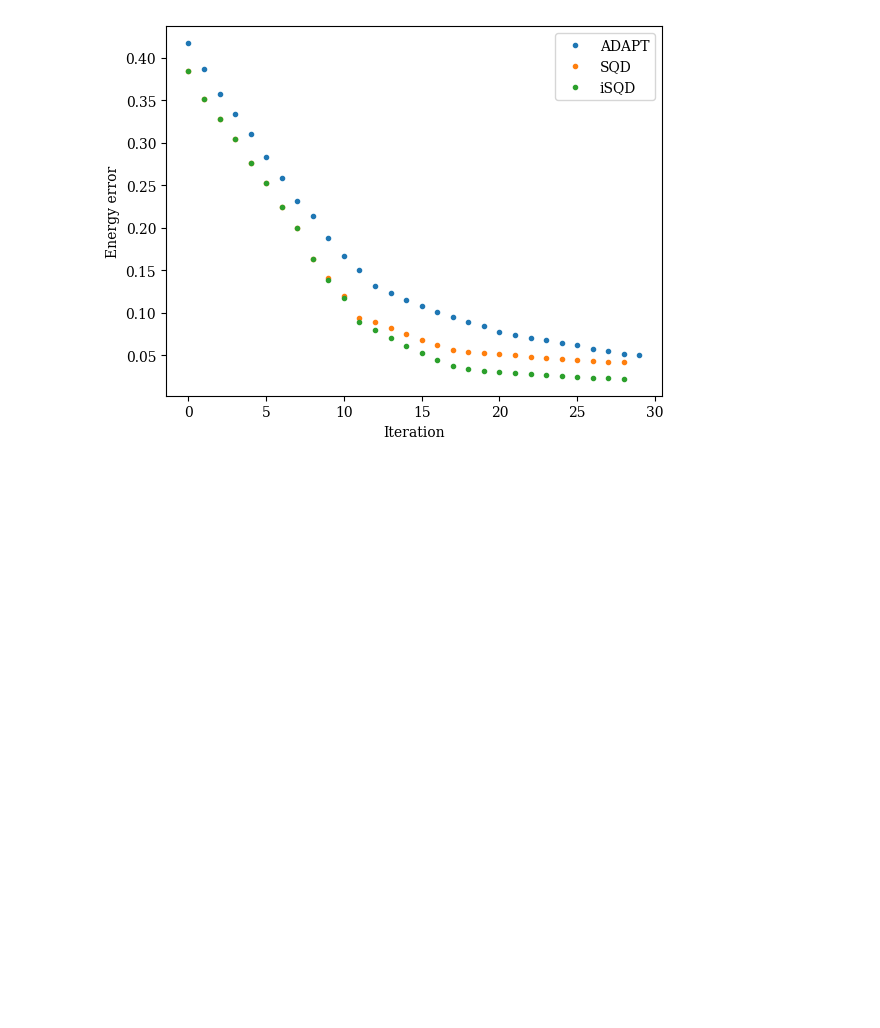
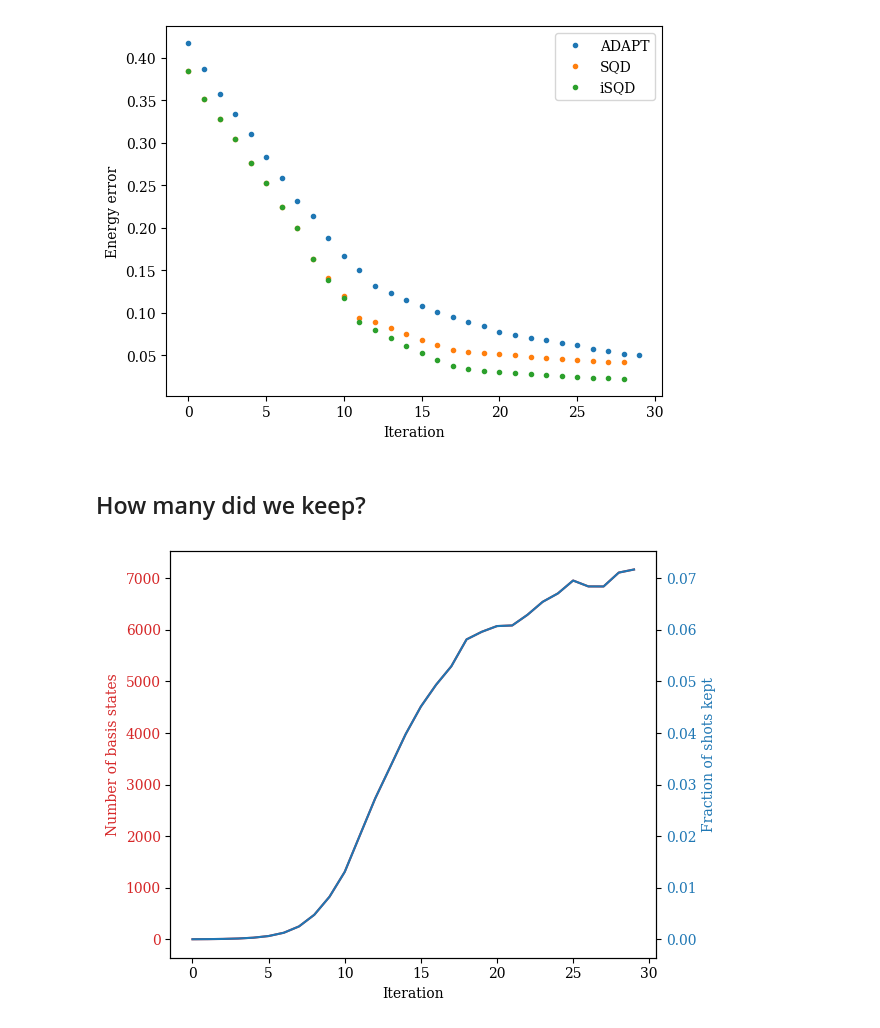
Before and after one commit to bdalfavero/adapt_isqd, a Jupyter notebook: adapt_isqd_xxz.ipynb, the cells around one changed output. Saved outputs shown, nothing was run; the diff lists cells and outputs as text; code cells hidden in the pictures; blank space fills up the shorter version.

Commit message:
Visualized the number of basis states/shots we kept in each iteration.

```diff
--- a/adapt_isqd_xxz.ipynb
+++ b/adapt_isqd_xxz.ipynb
@@ -719,3 +719,36 @@ ax.legend()
 # %% [output]
 <matplotlib.legend.Legend at 0x...>
 [figure]
+# %% [markdown]
+## How many did we keep?
+# %%
+num_kept = []
+total_shots = []
+for bit_array in bit_arrays:
+    bit_matrix = bit_array.to_bool_array()
+    original_size = bit_matrix.shape[0]
+    bit_matrix = sort_and_remove_duplicates(bit_matrix)
+    new_size = bit_matrix.shape[0]
+    num_kept.append(new_size)
+    total_shots.append(original_size)
+# %%
+ratio_kept = np.array(num_kept) / np.array(total_shots)
+
+fig, ax1 = plt.subplots()
+
+color = 'tab:red'
+ax1.set_xlabel('Iteration')
+ax1.set_ylabel('Number of basis states', color=color)
+ax1.plot(num_kept, color=color)
+ax1.tick_params(axis='y', labelcolor=color)
+
+ax2 = ax1.twinx()  # instantiate a second Axes that shares the same x-axis
+
+color = 'tab:blue'
+ax2.set_ylabel('Fraction of shots kept', color=color)  # we already handled the x-label with ax1
+ax2.plot(ratio_kept, color=color)
+ax2.tick_params(axis='y', labelcolor=color)
+
+fig.tight_layout()
+# %% [output]
+[figure, added]
```
